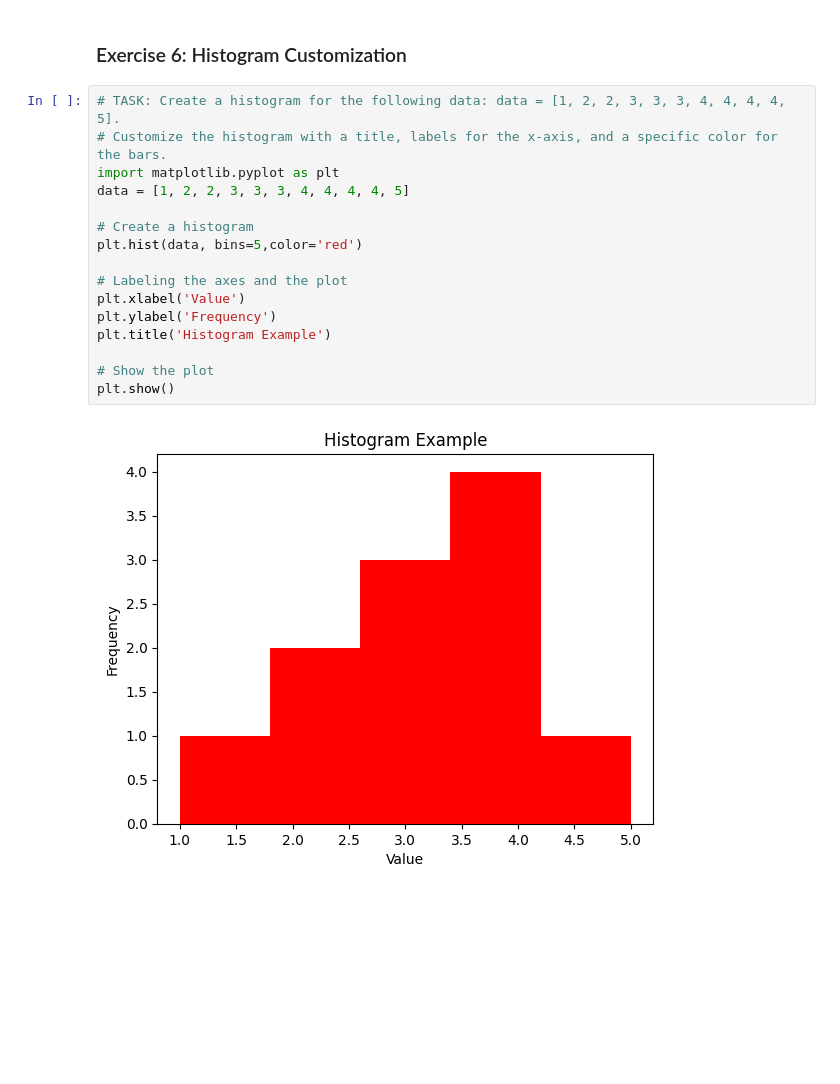
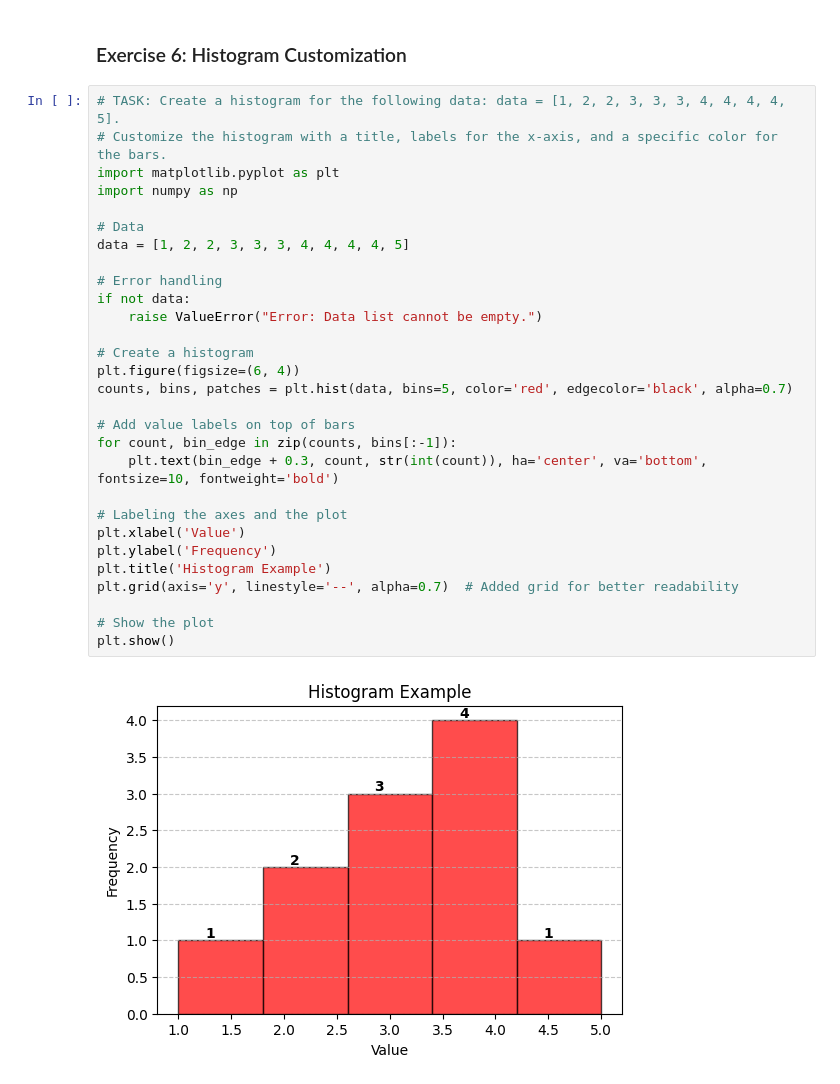
Before and after one commit to likhiths1/python-jupyter-template, a Jupyter notebook: src/6-histogram.ipynb, the cells around one changed output. Cells and saved outputs as stored; diff of their text form; blank space fills up the shorter version.

```diff
--- a/src/6-histogram.ipynb
+++ b/src/6-histogram.ipynb
@@ -3,18 +3,31 @@
 # %%
 # TASK: Create a histogram for the following data: data = [1, 2, 2, 3, 3, 3, 4, 4, 4, 4, 5].
 # Customize the histogram with a title, labels for the x-axis, and a specific color for the bars.
 import matplotlib.pyplot as plt
+import numpy as np
+
+# Data
 data = [1, 2, 2, 3, 3, 3, 4, 4, 4, 4, 5]
 
+# Error handling
+if not data:
+    raise ValueError("Error: Data list cannot be empty.")
+
 # Create a histogram
-plt.hist(data, bins=5,color='red')
+plt.figure(figsize=(6, 4))
+counts, bins, patches = plt.hist(data, bins=5, color='red', edgecolor='black', alpha=0.7)
+
+# Add value labels on top of bars
+for count, bin_edge in zip(counts, bins[:-1]):
+    plt.text(bin_edge + 0.3, count, str(int(count)), ha='center', va='bottom', fontsize=10, fontweight='bold')
 
 # Labeling the axes and the plot
 plt.xlabel('Value')
 plt.ylabel('Frequency')
 plt.title('Histogram Example')
+plt.grid(axis='y', linestyle='--', alpha=0.7)  # Added grid for better readability
 
 # Show the plot
 plt.show()
 # %% [output]
-[figure, old version]
+[figure, new version]
```
Also changed, not shown: 5 other files.
